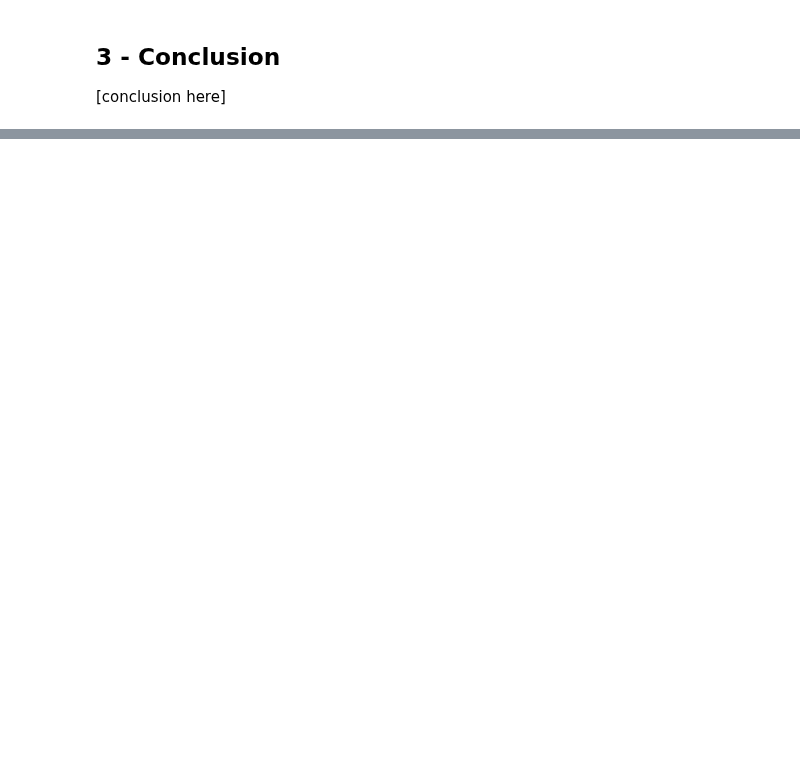
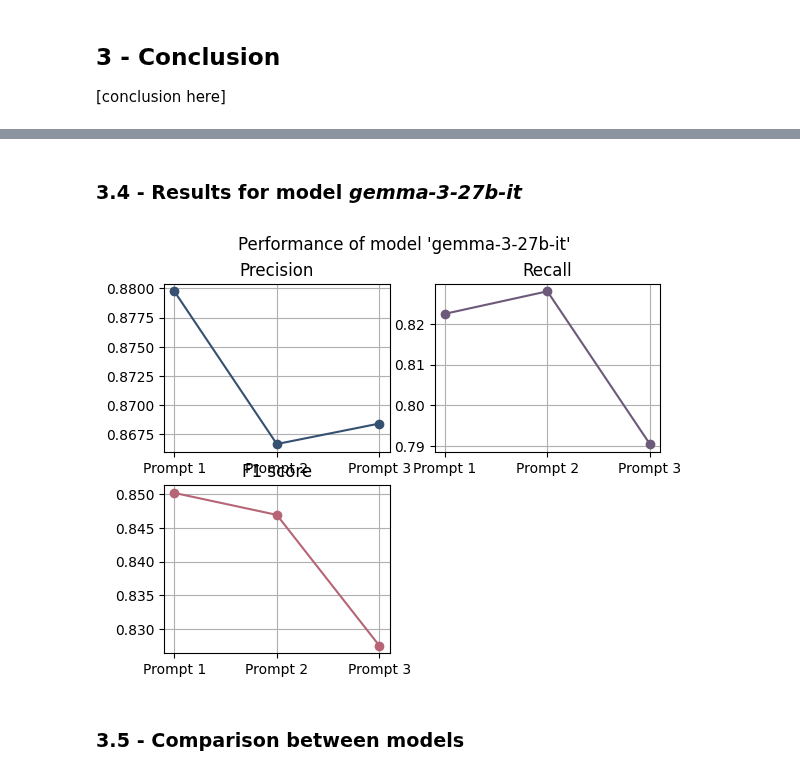
Before and after one commit to FrancescoChemello/Natural-Language-Processing-Project, a Jupyter notebook: src/NER.ipynb, the cells around one changed output, grey strips where cells are left out. Cells and saved outputs as stored; diff of their text form; code cells hidden in the pictures; blank space fills up the shorter version.

```diff
--- a/src/NER.ipynb
+++ b/src/NER.ipynb
@@ -806,0 +748,29 @@ F1:  0.8832807570977917
+# %% [markdown]
+### **3.4 - Results for model *gemma-3-27b-it***
+# %%
+x = np.array(["Prompt 1","Prompt 2","Prompt 3"])
+
+plt.subplot(2, 2, 1)
+y = np.array(y_precision[9:])
+plt.title("Precision")
+plt.plot(x,y, color='#355070', marker = 'o')
+plt.grid()
+
+plt.subplot(2, 2, 2)
+y = np.array(y_recall[9:])
+plt.title("Recall")
+plt.plot(x,y, color='#6d597a', marker = 'o')
+plt.grid()
+
+plt.subplot(2, 2, 3)
+y = np.array(y_f1_score[9:])
+plt.title("F1 score")
+plt.plot(x,y, color='#b56576', marker = 'o')
+plt.grid()
+
+plt.suptitle("Performance of model 'gemma-3-27b-it'")
+plt.show()
+# %% [output]
+[figure, added]
+# %% [markdown]
+### **3.5 - Comparison between models**
```
Also changed, not shown: parts of 34 cells of this notebook.
